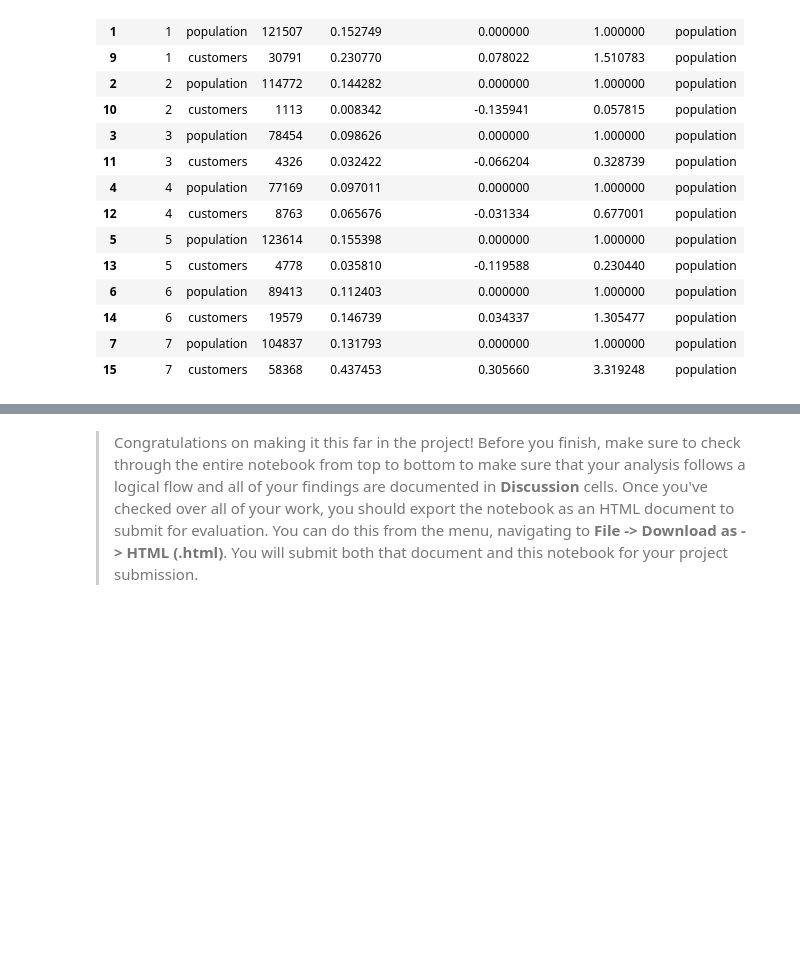
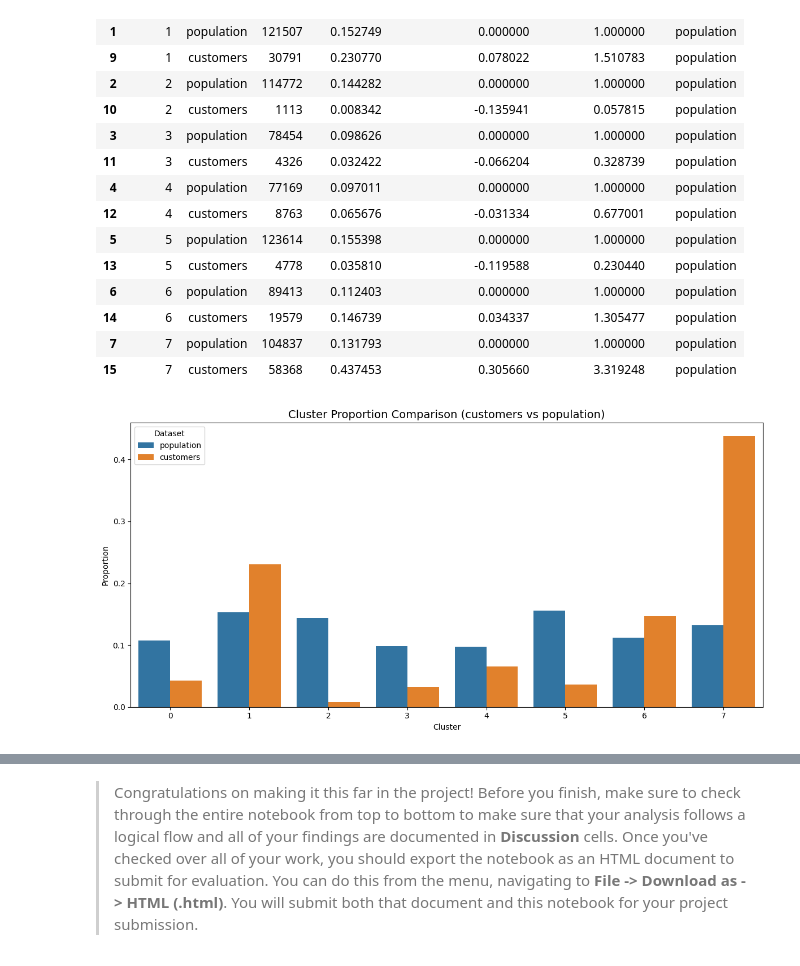
Before and after one commit to Caprikey/WGU_D499_P2_DCook, a Jupyter notebook: notebooks/Identify_Customer_Segments_dcook.ipynb, the cells around one changed output, grey strips where cells are left out. Cells and saved outputs as stored; diff of their text form; code cells hidden in the pictures; blank space fills up the shorter version.

```diff
--- a/notebooks/Identify_Customer_Segments_dcook.ipynb
+++ b/notebooks/Identify_Customer_Segments_dcook.ipynb
@@ -2648,4 +2648,45 @@ cluster_comparision_dataframe
 | 14 | 6 | customers | 19579 | 0.146739 | 0.034337 | 1.305477 | population |
 | 7 | 7 | population | 104837 | 0.131793 | 0.000000 | 1.000000 | population |
 | 15 | 7 | customers | 58368 | 0.437453 | 0.305660 | 3.319248 | population |
+# %%
+
+target_dataset = 'customers'
+baseline_dataset = 'population'
+
+baseline_dataset_dataframe = cluster_comparision_dataframe[
+    (cluster_comparision_dataframe['dataset'] == baseline_dataset) &
+    (cluster_comparision_dataframe['compared_to'] == baseline_dataset)
+].reset_index(drop=True)
+
+target_dataset_dataframe = cluster_comparision_dataframe[
+    (cluster_comparision_dataframe['dataset'] == target_dataset) &
+    (cluster_comparision_dataframe['compared_to'] == baseline_dataset)
+].reset_index(drop=True)
+
+
+cluster_info_dataframe = pd.merge(
+    baseline_dataset_dataframe[['cluster', 'proportion']].rename(columns={'proportion': f'{baseline_dataset}'}),
+    target_dataset_dataframe[['cluster', 'proportion']].rename(columns={'proportion': f'{target_dataset}'}),
+    on='cluster',
+    how='outer'
+).rename(columns={'cluster': 'Cluster'})
+
+
+cluster_info_melted = cluster_info_dataframe.melt(
+    id_vars='Cluster',
+    value_vars=[f'{baseline_dataset}', f'{target_dataset}'],
+    var_name='Dataset',
+    value_name='Proportion'
+)
+# %%
+from WGU_D499_P2_DCook.plots import  plot_combined_cluster_distribution_v2
+
+target_dataset = 'customers'
+baseline_dataset = 'population'
+
+#plot_cluster_distribution(cluster_info_dataframe)
+#plot_combined_cluster_distribution(cluster_info_dataframe, title_suffix="(Proportions)")
+plot_combined_cluster_distribution_v2(cluster_info_melted, target_dataset, baseline_dataset)
+# %% [output]
+[figure, added]
 # %%
```
Also changed, not shown: parts of 13 cells of this notebook, 43 other files.
